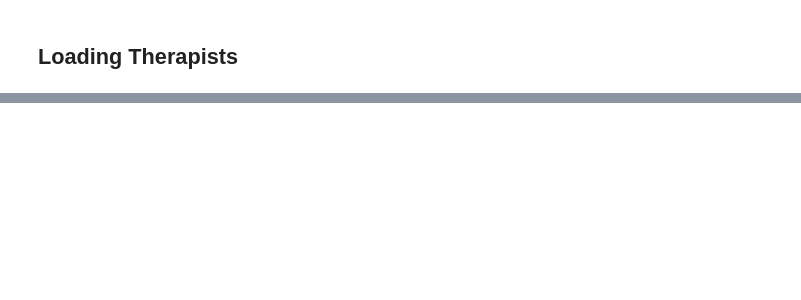
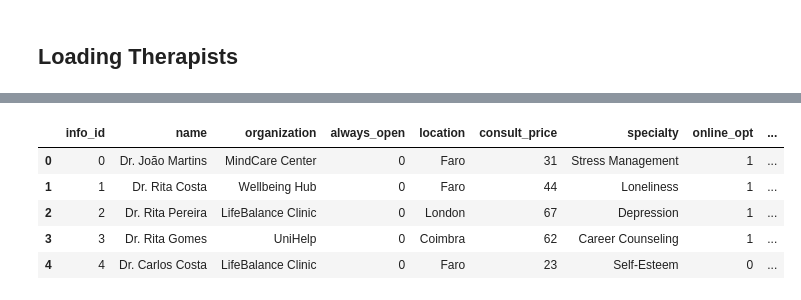
Before and after one commit to Pinky-Tie/Squeak_to_Speak, a Jupyter notebook: Squeak_to_speak/data/populating_database.ipynb, the cells around one changed output, grey strips where cells are left out. Drawn from its saved outputs; the diff is of its cells as text; code cells hidden in the pictures; blank space fills up the shorter version.

```diff
--- a/Squeak_to_speak/data/populating_database.ipynb
+++ b/Squeak_to_speak/data/populating_database.ipynb
@@ -228,0 +349,10 @@ print(rows)
+# %%
+therapists = pd.DataFrame(messages, columns=["info_id", "name","organization","always_open","location","consult_price","specialty", "online_opt", "in_person_opt"])
+therapists.head()
+# %% [output]
+|  | info_id | name | organization | always_open | location | consult_price | specialty | online_opt | ... |
+| 0 | 0 | Dr. João Martins | MindCare Center | 0 | Faro | 31 | Stress Management | 1 | ... |
+| 1 | 1 | Dr. Rita Costa | Wellbeing Hub | 0 | Faro | 44 | Loneliness | 1 | ... |
+| 2 | 2 | Dr. Rita Pereira | LifeBalance Clinic | 0 | London | 67 | Depression | 1 | ... |
+| 3 | 3 | Dr. Rita Gomes | UniHelp | 0 | Coimbra | 62 | Career Counseling | 1 | ... |
+| 4 | 4 | Dr. Carlos Costa | LifeBalance Clinic | 0 | Faro | 23 | Self-Esteem | 0 | ... |
```
Also changed, not shown: parts of 21 cells of this notebook, 6 other files.
